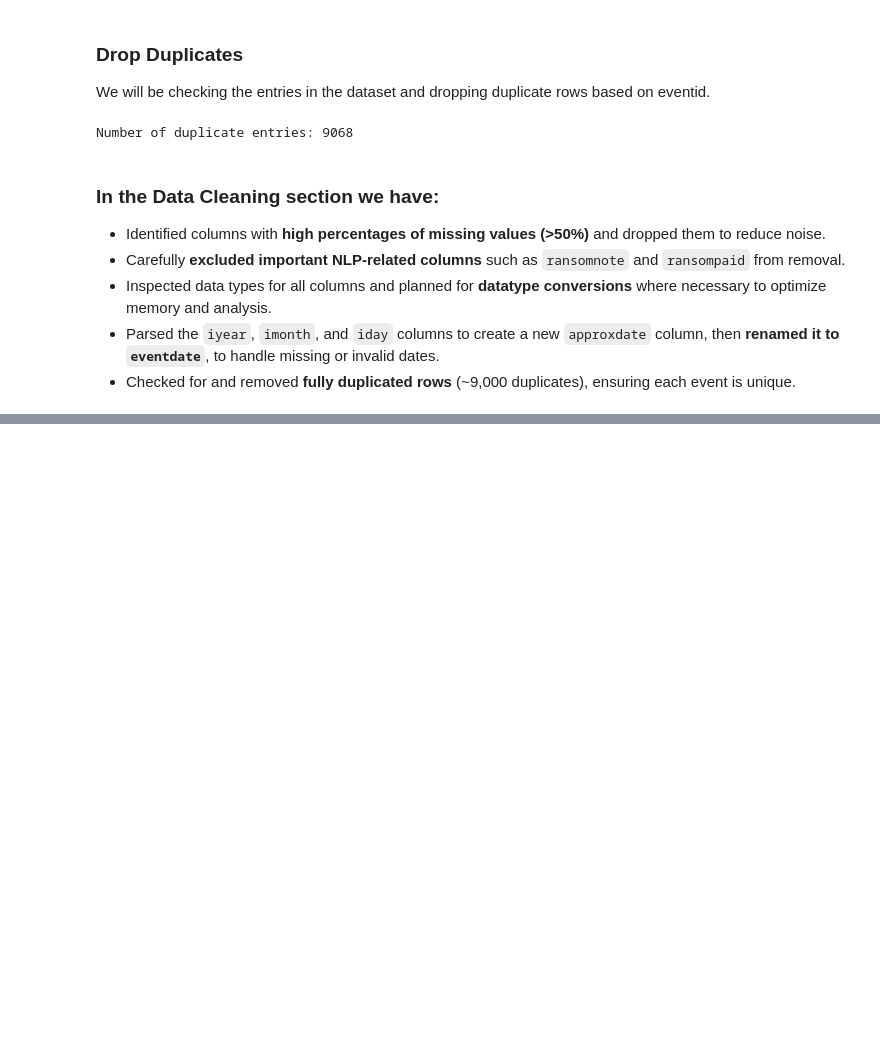
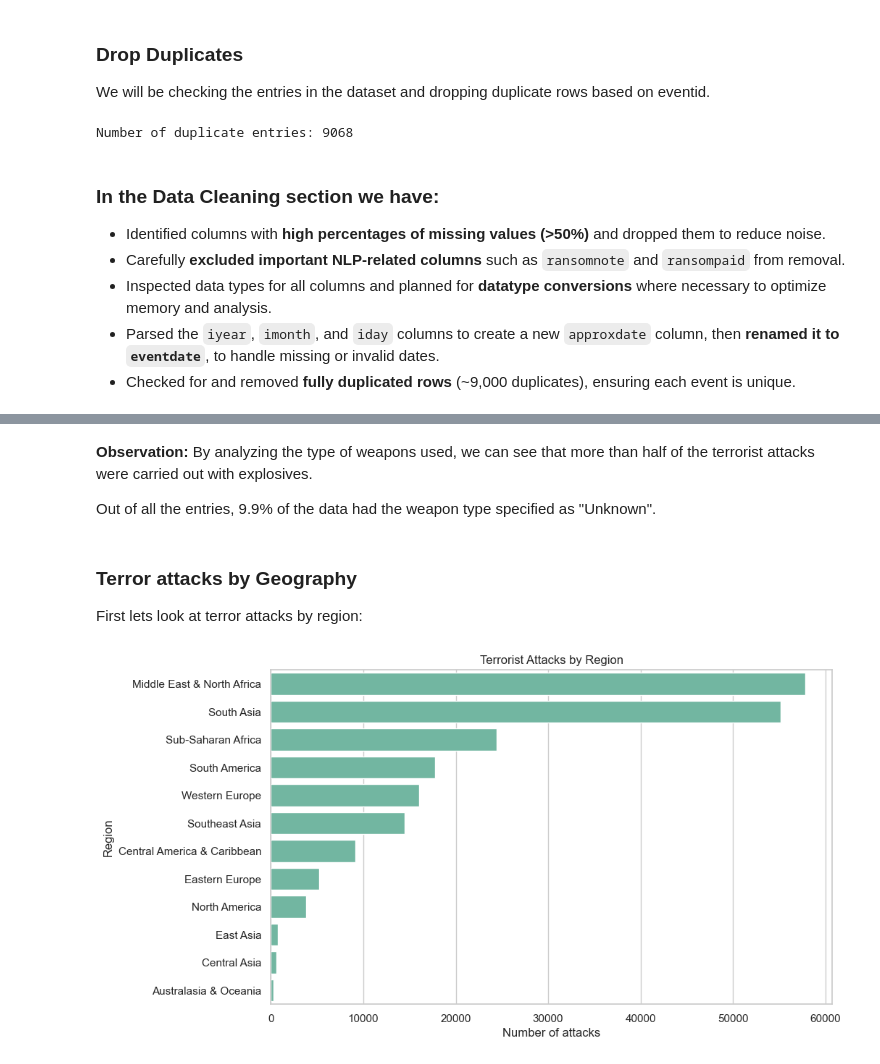
Before and after one commit to anvony/gtd-eda-project, a Jupyter notebook: gtd_eda.ipynb, the cells around one changed output, grey strips where cells are left out. Cells and saved outputs as stored; diff of their text form; code cells hidden in the pictures; blank space fills up the shorter version.

```diff
--- a/gtd_eda.ipynb
+++ b/gtd_eda.ipynb
@@ -243,0 +321,21 @@ Number of duplicate entries: 9068
+# %% [markdown]
+**Observation:**
+By analyzing the type of weapons used, we can see that more than half of the terrorist attacks were carried out with explosives.
+
+Out of all the entries, 9.9% of the data had the weapon type specified as "Unknown".
+# %% [markdown]
+### Terror attacks by Geography
+
+First lets look at terror attacks by region:
+# %%
+# Count attacks per region
+region_counts = terror['region_txt'].value_counts()
+
+plt.figure(figsize=(10,6))
+sns.barplot(x=region_counts.values, y=region_counts.index)
+plt.xlabel("Number of attacks")
+plt.ylabel("Region")
+plt.title("Terrorist Attacks by Region")
+plt.show()
+# %% [output]
+[figure, added]
```
Also changed, not shown: parts of 54 cells of this notebook, 1 other file.
